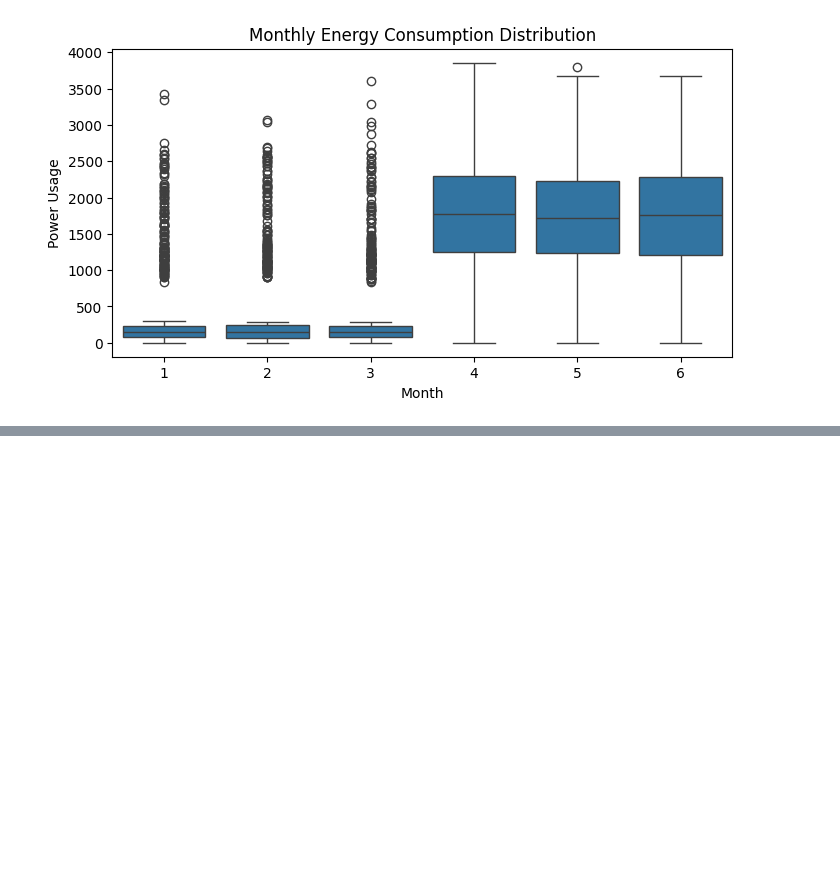
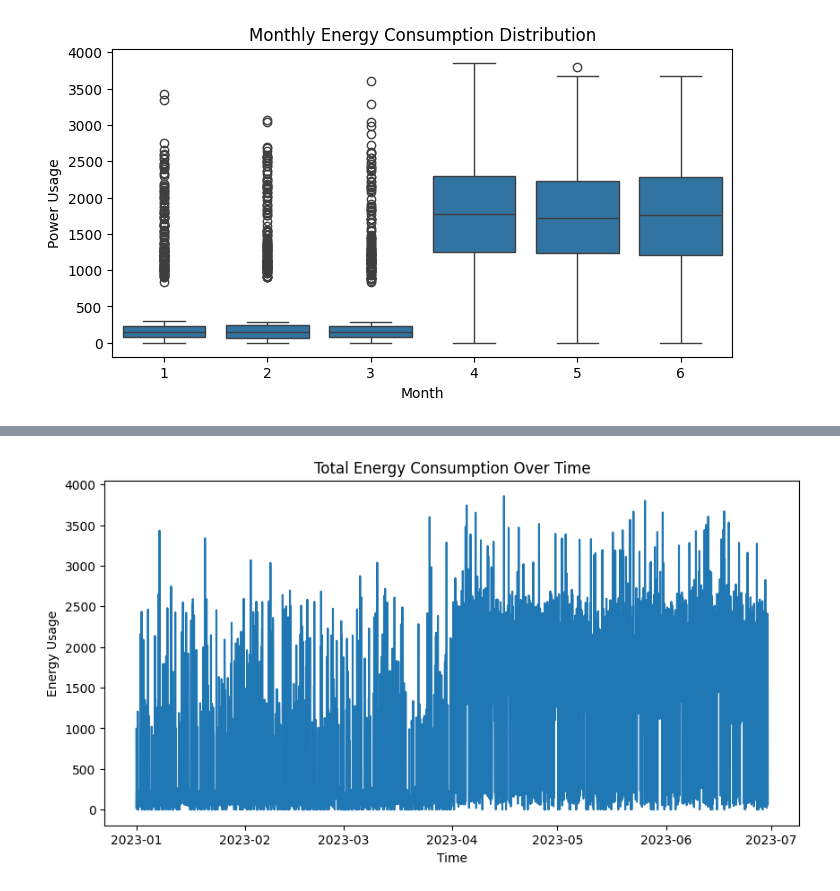
Before and after one commit to mailech/SmartEnergy-Consumption, a Jupyter notebook: Data.ipynb, the cells around one changed output, grey strips where cells are left out. Saved outputs shown, nothing was run; the diff lists cells and outputs as text; code cells hidden in the pictures; blank space fills up the shorter version.

```diff
--- a/Data.ipynb
+++ b/Data.ipynb
@@ -340,0 +286,6 @@ plt.show()
+# %%
+# Load dataset
+df = pd.read_csv("energy_data.csv")
+
+print("Dataset Shape:", df.shape)
+print(df.head())
@@ -340,0 +300,8 @@ plt.show()
+# %%
+# Convert timestamp column to datetime
+df['timestamp'] = pd.to_datetime(df['timestamp'])
+
+# Set timestamp as index
+df.set_index('timestamp', inplace=True)
+
+print(df.head())
@@ -340,0 +316,12 @@ plt.show()
+# %%
+plt.figure(figsize=(10,5))
+
+plt.plot(df['total_power'])
+
+plt.title("Total Energy Consumption Over Time")
+plt.xlabel("Time")
+plt.ylabel("Energy Usage")
+
+plt.show()
+# %% [output]
+[figure, added]
```
Also changed, not shown: parts of 29 cells of this notebook, 1 other file.
